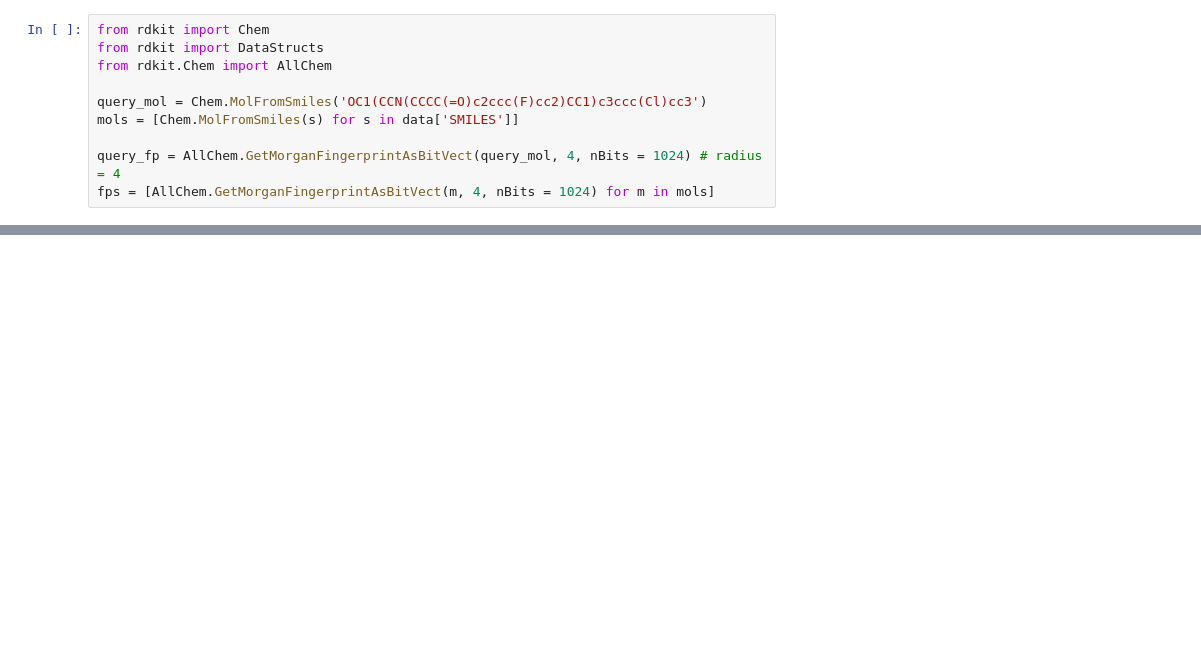
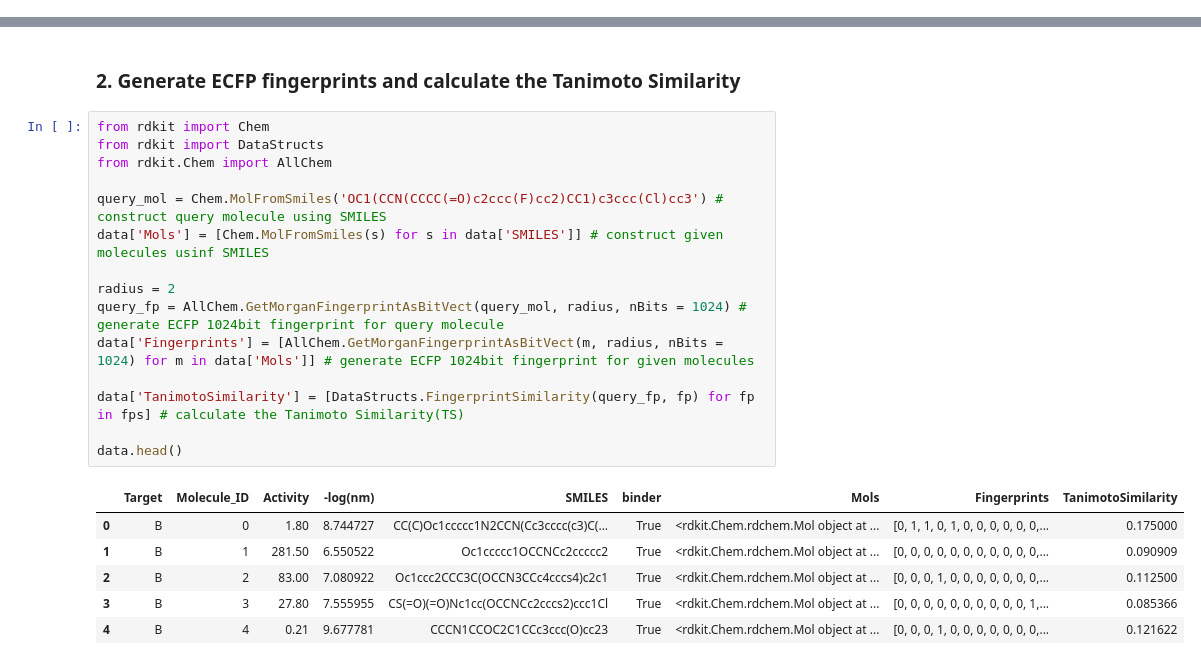
Before and after one commit to ZiqiTang919/python-exercise, a Jupyter notebook: hw_10-18-2017.ipynb, the cells around one changed output, grey strips where cells are left out. Drawn from its saved outputs; the diff is of its cells as text; blank space fills up the shorter version.

```diff
--- a/hw_10-18-2017.ipynb
+++ b/hw_10-18-2017.ipynb
@@ -13,10 +0,0 @@ data.head()
-# %%
-from rdkit import Chem
-from rdkit import DataStructs
-from rdkit.Chem import AllChem
-
-query_mol = Chem.MolFromSmiles('OC1(CCN(CCCC(=O)c2ccc(F)cc2)CC1)c3ccc(Cl)cc3')
-mols = [Chem.MolFromSmiles(s) for s in data['SMILES']]
-
-query_fp = AllChem.GetMorganFingerprintAsBitVect(query_mol, 4, nBits = 1024) # radius = 4
-fps = [AllChem.GetMorganFingerprintAsBitVect(m, 4, nBits = 1024) for m in mols]
@@ -137,0 +53,24 @@ SVR(C=1.0, cache_size=200, coef0=0.0, degree=3, epsilon=0.1, gamma='auto',
+# %% [markdown]
+### 2. Generate ECFP fingerprints and calculate the Tanimoto Similarity
+# %%
+from rdkit import Chem
+from rdkit import DataStructs
+from rdkit.Chem import AllChem
+
+query_mol = Chem.MolFromSmiles('OC1(CCN(CCCC(=O)c2ccc(F)cc2)CC1)c3ccc(Cl)cc3') # construct query molecule using SMILES
+data['Mols'] = [Chem.MolFromSmiles(s) for s in data['SMILES']] # construct given molecules usinf SMILES
+
+radius = 2
+query_fp = AllChem.GetMorganFingerprintAsBitVect(query_mol, radius, nBits = 1024) # generate ECFP 1024bit fingerprint for query molecule
+data['Fingerprints'] = [AllChem.GetMorganFingerprintAsBitVect(m, radius, nBits = 1024) for m in data['Mols']] # generate ECFP 1024bit fingerprint for given molecules
+
+data['TanimotoSimilarity'] = [DataStructs.FingerprintSimilarity(query_fp, fp) for fp in fps] # calculate the Tanimoto Similarity(TS)
+
+data.head()
+# %% [output]
+|  | Target | Molecule_ID | Activity | -log(nm) | SMILES | binder | Mols | Fingerprints | TanimotoSimilarity |
+| 0 | B | 0 | 1.80 | 8.744727 | CC(C)Oc1ccccc1N2CCN(Cc3cccc(c3)C(... | True | <rdkit.Chem.rdchem.Mol object at ... | [0, 1, 1, 0, 1, 0, 0, 0, 0, 0, 0,... | 0.175000 |
+| 1 | B | 1 | 281.50 | 6.550522 | Oc1ccccc1OCCNCc2ccccc2 | True | <rdkit.Chem.rdchem.Mol object at ... | [0, 0, 0, 0, 0, 0, 0, 0, 0, 0, 0,... | 0.090909 |
+| 2 | B | 2 | 83.00 | 7.080922 | Oc1ccc2CCC3C(OCCN3CCc4cccs4)c2c1 | True | <rdkit.Chem.rdchem.Mol object at ... | [0, 0, 0, 1, 0, 0, 0, 0, 0, 0, 0,... | 0.112500 |
+| 3 | B | 3 | 27.80 | 7.555955 | CS(=O)(=O)Nc1cc(OCCNCc2cccs2)ccc1Cl | True | <rdkit.Chem.rdchem.Mol object at ... | [0, 0, 0, 0, 0, 0, 0, 0, 0, 0, 1,... | 0.085366 |
+| 4 | B | 4 | 0.21 | 9.677781 | CCCN1CCOC2C1CCc3ccc(O)cc23 | True | <rdkit.Chem.rdchem.Mol object at ... | [0, 0, 0, 1, 0, 0, 0, 0, 0, 0, 0,... | 0.121622 |
```
Also changed, not shown: parts of 43 cells of this notebook.
